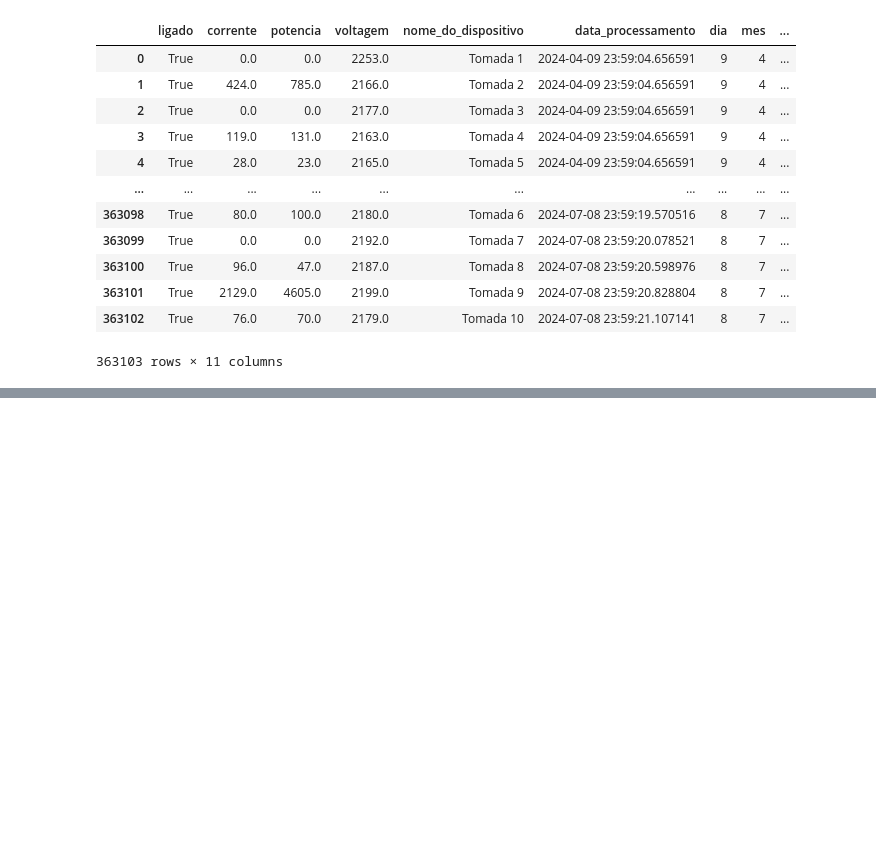
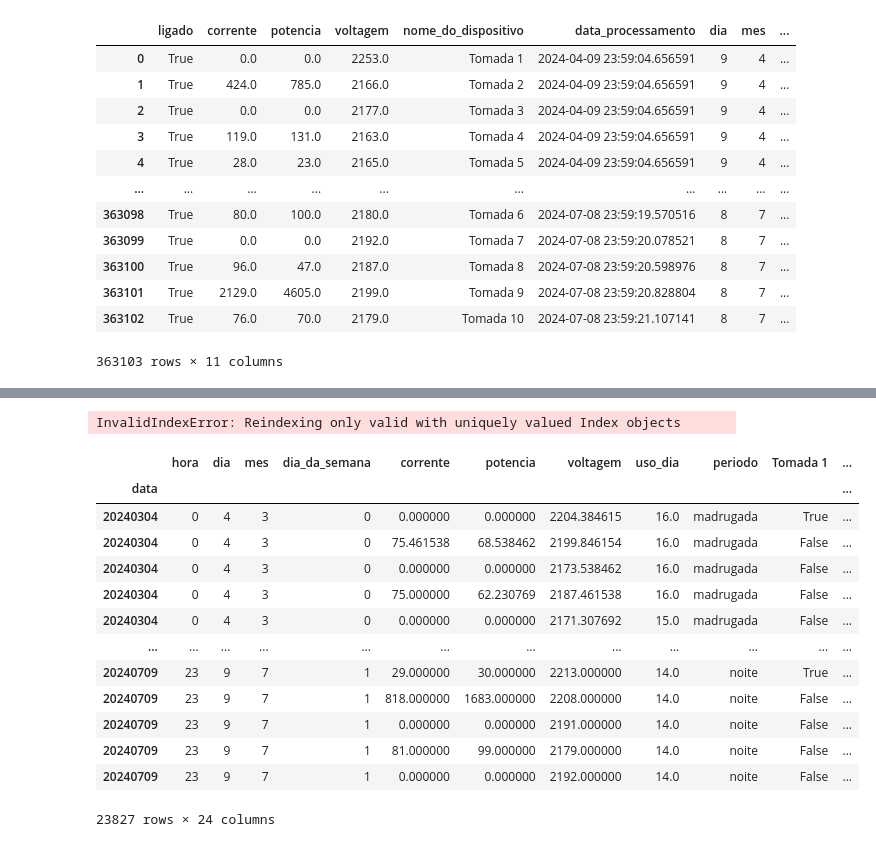
Before and after one commit to d-marttinss/Trbalho_conclusao_curso_sistemas, a Jupyter notebook: normalizacao.ipynb, the cells around one changed output, grey strips where cells are left out. Saved outputs shown, nothing was run; the diff lists cells and outputs as text; code cells hidden in the pictures; blank space fills up the shorter version.

```diff
--- a/normalizacao.ipynb
+++ b/normalizacao.ipynb
@@ -220,0 +1720,13 @@ for column1, column2 in zip(xtrain.columns, xteste.columns):
+# %%
+# Carregar o dataframe 'Tomada 2' da biblioteca dfs
+data = dfs['Tomada 2'].copy()
+
+# Transformar a coluna 'periodo' em uma coluna categórica usando one-hot encoding
+data_periodo = pd.get_dummies(data['periodo'], prefix='periodo')
+data_diadasemana = pd.get_dummies(data['dia_da_semana'], prefix='dia_da_semana')
+data_total = pd.concat([data.drop(columns=['periodo', 'dia_da_semana']), data_periodo, data_diadasemana], axis=1)
+# Exibir as primeiras linhas do DataFrame resultante
+data_periodo.head()
+
+data = data_total
+data
@@ -220,0 +1816,6 @@ for column1, column2 in zip(xtrain.columns, xteste.columns):
+# %%
+# Transformar a coluna 'periodo' em uma coluna categórica usando one-hot encoding
+data_periodo = pd.get_dummies(data['periodo'], prefix='periodo')
+data_periodo = pd.concat([data.drop(columns=['periodo']), data_periodo], axis=1)
+# Exibir as primeiras linhas do DataFrame resultante
+data_periodo.head()
@@ -220,0 +1829,33 @@ for column1, column2 in zip(xtrain.columns, xteste.columns):
+# %%
+# Handle non-numeric columns (example: one-hot encoding for categorical features)
+# data_encoded = pd.get_dummies(data.nome_do_dispositivo)
+data_encoded = pd.concat([data, data_encoded, data_periodo], axis=1)
+# %% [output]
+InvalidIndexError: Reindexing only valid with uniquely valued Index objects
+# %%
+data_encoded = data_encoded.loc[:, ~data_encoded.T.duplicated()]
+data_encoded = data_encoded.sort_values(by=['mes','dia','hora'])
+# %%
+data_encoded['data'] = (
+    '2024' +
+    data_encoded['mes'].astype(str).str.zfill(2) +
+    data_encoded['dia'].astype(str).str.zfill(2) +
+    data_encoded['hora'].astype(str).str.zfill(2)
+)
+data_encoded = data_encoded.set_index('data')
+data_encoded
+# %% [output]
+|  | hora | dia | mes | dia_da_semana | corrente | potencia | voltagem | uso_dia | periodo | Tomada 1 | ... |
+| data |  |  |  |  |  |  |  |  |  |  | ... |
+| 20240304 | 0 | 4 | 3 | 0 | 0.000000 | 0.000000 | 2204.384615 | 16.0 | madrugada | True | ... |
+| 20240304 | 0 | 4 | 3 | 0 | 75.461538 | 68.538462 | 2199.846154 | 16.0 | madrugada | False | ... |
+| 20240304 | 0 | 4 | 3 | 0 | 0.000000 | 0.000000 | 2173.538462 | 16.0 | madrugada | False | ... |
+| 20240304 | 0 | 4 | 3 | 0 | 75.000000 | 62.230769 | 2187.461538 | 16.0 | madrugada | False | ... |
+| 20240304 | 0 | 4 | 3 | 0 | 0.000000 | 0.000000 | 2171.307692 | 15.0 | madrugada | False | ... |
+| ... | ... | ... | ... | ... | ... | ... | ... | ... | ... | ... | ... |
+| 20240709 | 23 | 9 | 7 | 1 | 29.000000 | 30.000000 | 2213.000000 | 14.0 | noite | True | ... |
+| 20240709 | 23 | 9 | 7 | 1 | 818.000000 | 1683.000000 | 2208.000000 | 14.0 | noite | False | ... |
+| 20240709 | 23 | 9 | 7 | 1 | 0.000000 | 0.000000 | 2191.000000 | 14.0 | noite | False | ... |
+| 20240709 | 23 | 9 | 7 | 1 | 81.000000 | 99.000000 | 2179.000000 | 14.0 | noite | False | ... |
+| 20240709 | 23 | 9 | 7 | 1 | 0.000000 | 0.000000 | 2192.000000 | 14.0 | noite | False | ... |
+23827 rows × 24 columns
```
Also changed, not shown: parts of 51 cells of this notebook.
